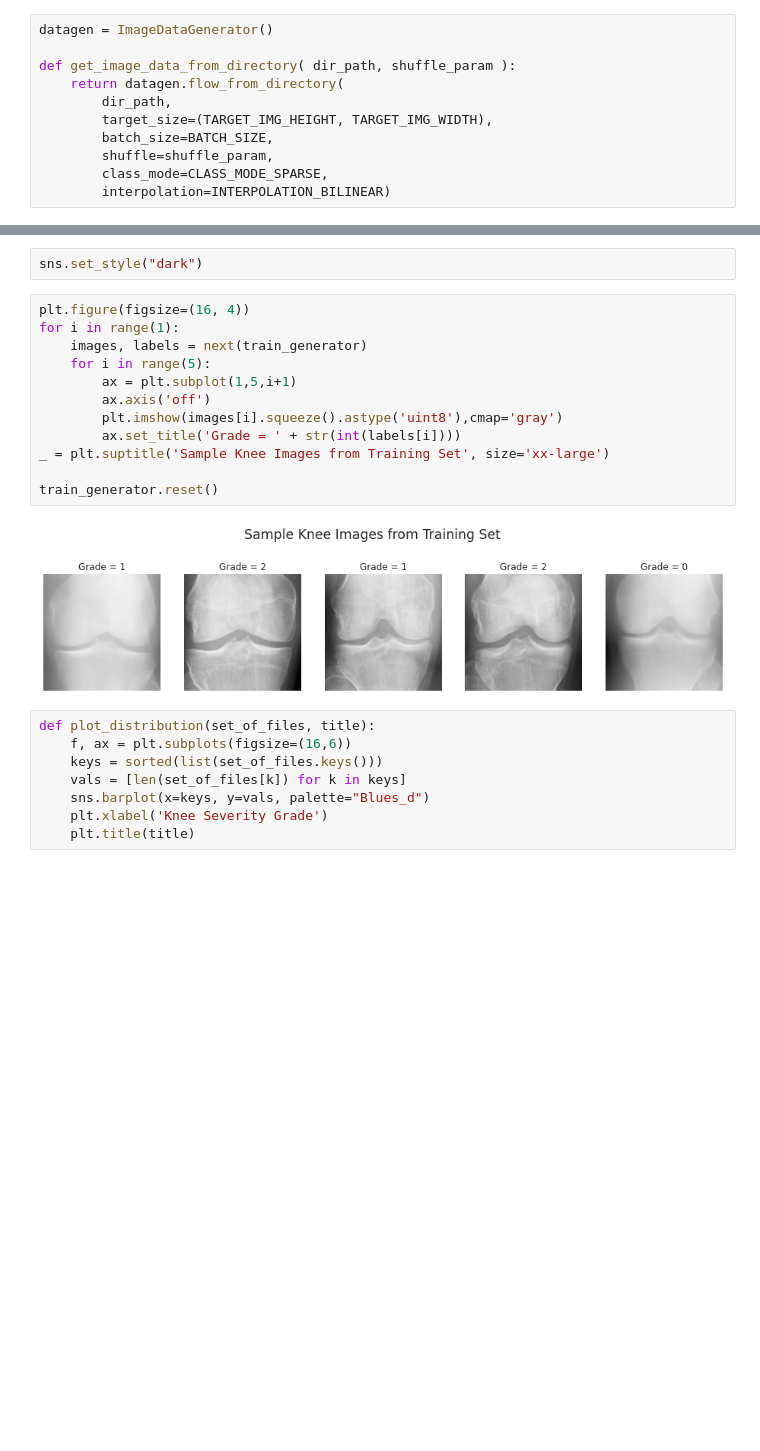
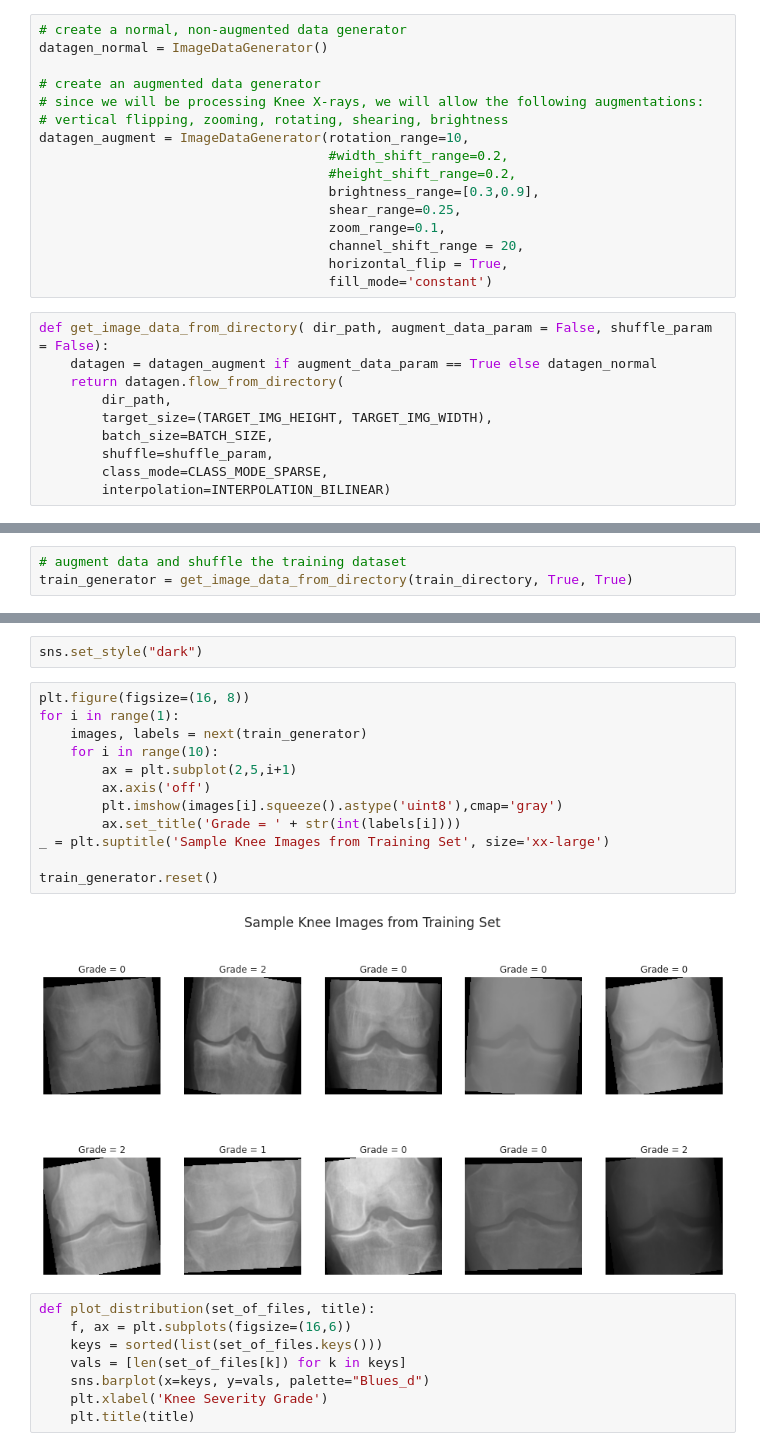
Before and after one commit to fontainelam/KneeOsteoarthritis, a Jupyter notebook: notebooks/Classifying_Knee_Images.ipynb, the cells around one changed output, grey strips where cells are left out. Drawn from its saved outputs; the diff is of its cells as text; blank space fills up the shorter version.

```diff
--- a/notebooks/Classifying_Knee_Images.ipynb
+++ b/notebooks/Classifying_Knee_Images.ipynb
@@ -92,10 +92,25 @@ directory = "/tmp/KneeOsteoarthritis-main/data/"
 train_directory = directory + "train"
 val_directory = directory + "val"
 test_directory = directory + "test"
+# %%
+# create a normal, non-augmented data generator
+datagen_normal = ImageDataGenerator()
+
+# create an augmented data generator
+# since we will be processing Knee X-rays, we will allow the following augmentations:
+# vertical flipping, zooming, rotating, shearing, brightness
+datagen_augment = ImageDataGenerator(rotation_range=10,
+                                     #width_shift_range=0.2,
+                                     #height_shift_range=0.2,
+                                     brightness_range=[0.3,0.9],
+                                     shear_range=0.25,
+                                     zoom_range=0.1,
+                                     channel_shift_range = 20,
+                                     horizontal_flip = True,
+                                     fill_mode='constant')
 # %%
-datagen = ImageDataGenerator()
-
-def get_image_data_from_directory( dir_path, shuffle_param ):
+def get_image_data_from_directory( dir_path, augment_data_param = False, shuffle_param = False):
+    datagen = datagen_augment if augment_data_param == True else datagen_normal
     return datagen.flow_from_directory(
         dir_path,
         target_size=(TARGET_IMG_HEIGHT, TARGET_IMG_WIDTH),
@@ -111,0 +123,3 @@ Found 5778 images belonging to 5 classes.
+# %%
+# augment data and shuffle the training dataset
+train_generator = get_image_data_from_directory(train_directory, True, True)
@@ -146,19 +162,19 @@ Testing data: contains 1656 images, batch size of 20
 # %%
 sns.set_style("dark")
 # %%
-plt.figure(figsize=(16, 4))
+plt.figure(figsize=(16, 8))
 for i in range(1):
     images, labels = next(train_generator)
-    for i in range(5):
-        ax = plt.subplot(1,5,i+1)
+    for i in range(10):
+        ax = plt.subplot(2,5,i+1)
         ax.axis('off')
         plt.imshow(images[i].squeeze().astype('uint8'),cmap='gray')
         ax.set_title('Grade = ' + str(int(labels[i])))
 _ = plt.suptitle('Sample Knee Images from Training Set', size='xx-large')
 
 train_generator.reset()
 # %% [output]
-[figure, old version]
+[figure, new version]
 # %%
 def plot_distribution(set_of_files, title):
     f, ax = plt.subplots(figsize=(16,6))
```
Also changed, not shown: parts of 62 cells of this notebook.
